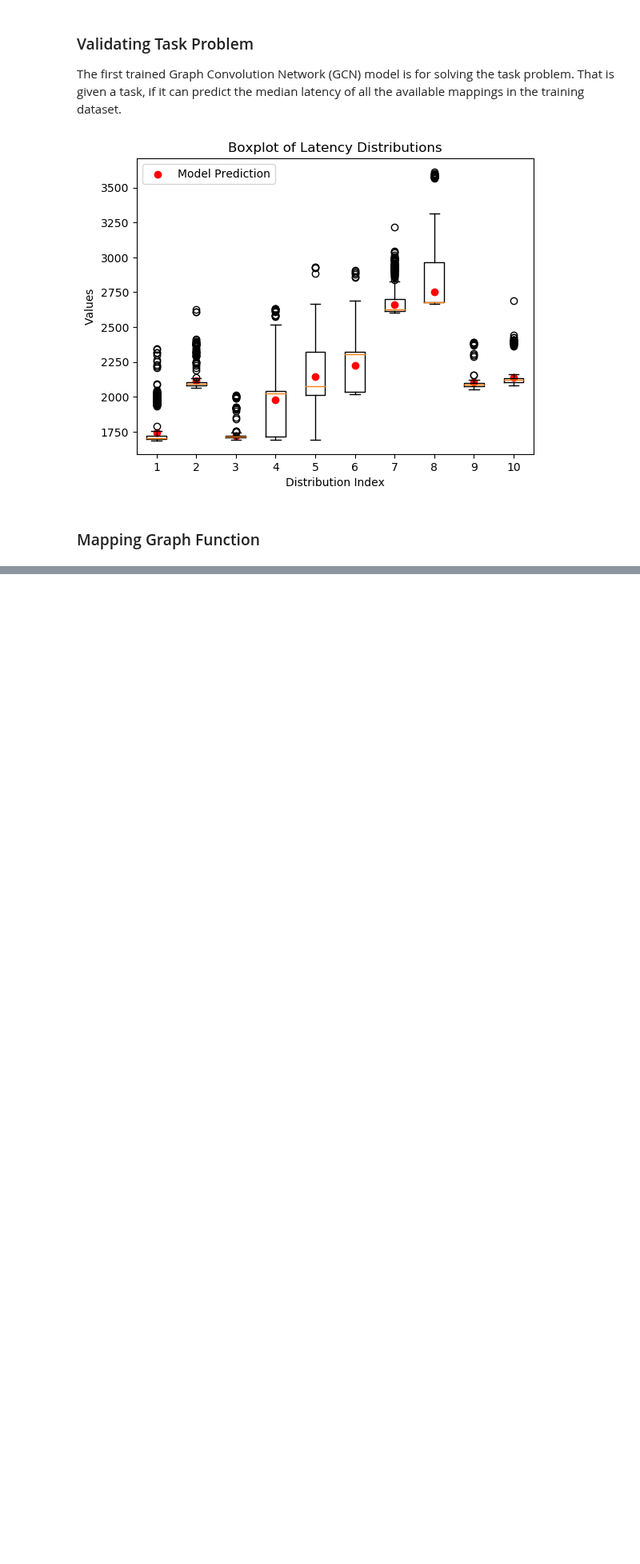
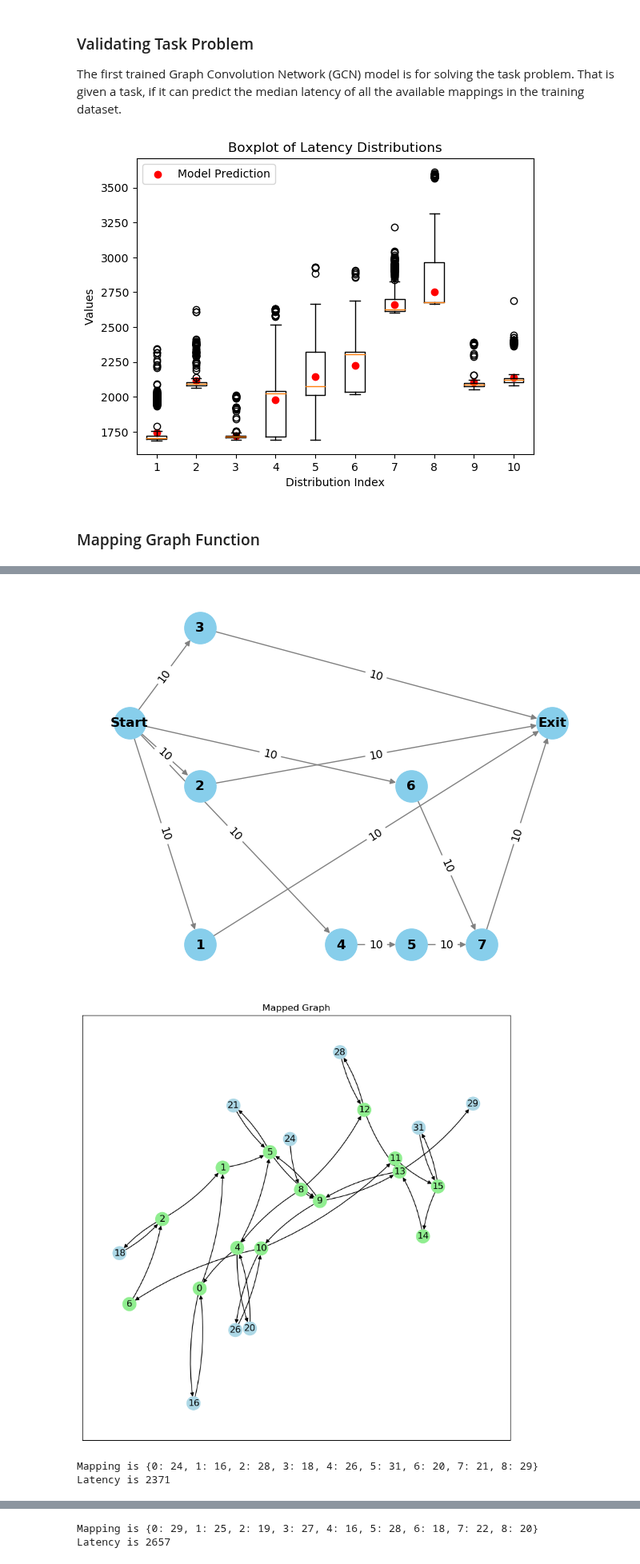
Before and after one commit to faseelmo/noc_latency_predictor, a Jupyter notebook: training_data/data_analysis.ipynb, the cells around one changed output, grey strips where cells are left out. Shown at 80% size. Saved outputs shown, nothing was run; the diff lists cells and outputs as text; code cells hidden in the pictures; blank space fills up the shorter version.

```diff
--- a/training_data/data_analysis.ipynb
+++ b/training_data/data_analysis.ipynb
@@ -453,0 +455,59 @@ plt.show()
+# %%
+import random
+from gcn.dataset import convert_edge_index
+
+pe_4x4 = bidict({
+    28: (0, 3), 29: (1, 3), 30: (2, 3), 31: (3, 3),
+    24: (0, 2), 25: (1, 2), 26: (2, 2), 27: (3, 2),
+    20: (0, 1), 21: (1, 1), 22: (2, 1), 23: (3, 1),
+    16: (0, 0), 17: (1, 0), 18: (2, 0), 19: (3, 0)
+})
+
+router_4x4 = bidict({
+    12: (0, 3), 13: (1, 3), 14: (2, 3), 15: (3, 3),
+    8 : (0, 2), 9 : (1, 2), 10: (2, 2), 11: (3, 2),
+    4 : (0, 1), 5 : (1, 1), 6 : (2, 1), 7 : (3, 1),
+    0 : (0, 0), 1 : (1, 0), 2 : (2, 0), 3 : (3, 0)
+})
+
+random_index = 65
+random.seed(11)
+random_mapping_list = random.sample(list_of_same_graphs[random_index], 2)
+
+
+def draw_mapped_graph(mapped_graph):
+    plt.figure(figsize=(10, 10))
+    pos = nx.spring_layout(mapped_graph, seed=200)
+    node_colors = ["lightblue" if node in pe_4x4.keys() else "lightgreen" if node in router_4x4.keys() else "lightgray" for node in mapped_graph.nodes()]
+    nx.draw_networkx(mapped_graph, pos=pos, with_labels=True, node_color=node_colors, connectionstyle='arc3, rad = 0.1')
+    plt.title('Mapped Graph')
+    plt.show()
+
+# Example 1
+task_1 = random_mapping_list[0]
+task_1['task_dag'].plot(show_node_attrib=False)
+task_1_edge_index = convert_edge_index(
+    task_1['task_dag'].graph.edges,
+    (len(task_1['task_dag'].graph.nodes) - 1)
+)
+mapped_graph_1 = get_mapped_graph(task_1_edge_index, task_1['map'], pe_4x4, router_4x4)
+draw_mapped_graph(mapped_graph_1)
+print(f"Mapping is {task_1['map']}")
+print(f"Latency is {task_1['network_processing_time']}\n")
+
+# Example 2
+task_2 = random_mapping_list[1]
+task_2['task_dag'].plot(show_node_attrib=False)
+task_2_edge_index = convert_edge_index(
+    task_2['task_dag'].graph.edges,
+    (len(task_2['task_dag'].graph.nodes) - 1)
+)
+mapped_graph_2 = get_mapped_graph(task_2_edge_index, task_2['map'], pe_4x4, router_4x4)
+draw_mapped_graph(mapped_graph_2)
+print(f"Mapping is {task_2['map']}")
+print(f"Latency is {task_2['network_processing_time']}\n")
+# %% [output]
+[figure, added]
+[figure, added]
+Mapping is {0: 24, 1: 16, 2: 28, 3: 18, 4: 26, 5: 31, 6: 20, 7: 21, 8: 29}
+Latency is 2371
@@ -453,0 +516,2 @@ plt.show()
+Mapping is {0: 29, 1: 25, 2: 19, 3: 27, 4: 16, 5: 28, 6: 18, 7: 22, 8: 20}
+Latency is 2657
```
Also changed, not shown: parts of 4 cells of this notebook.
